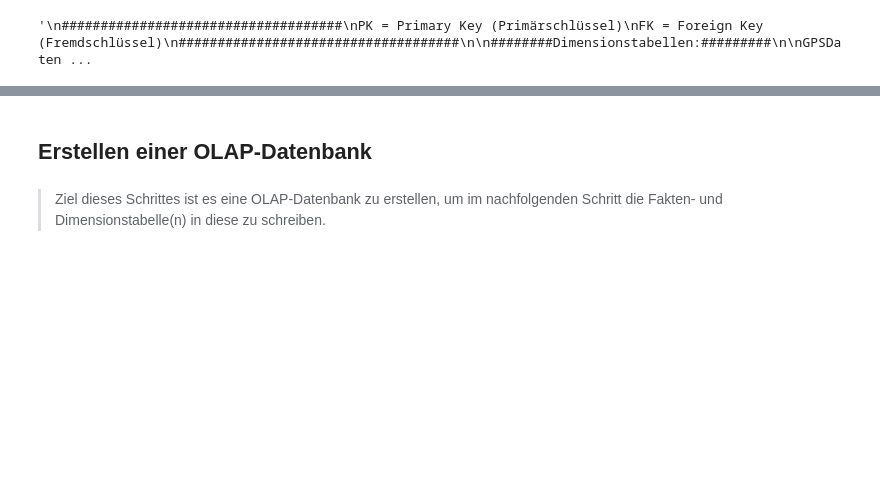
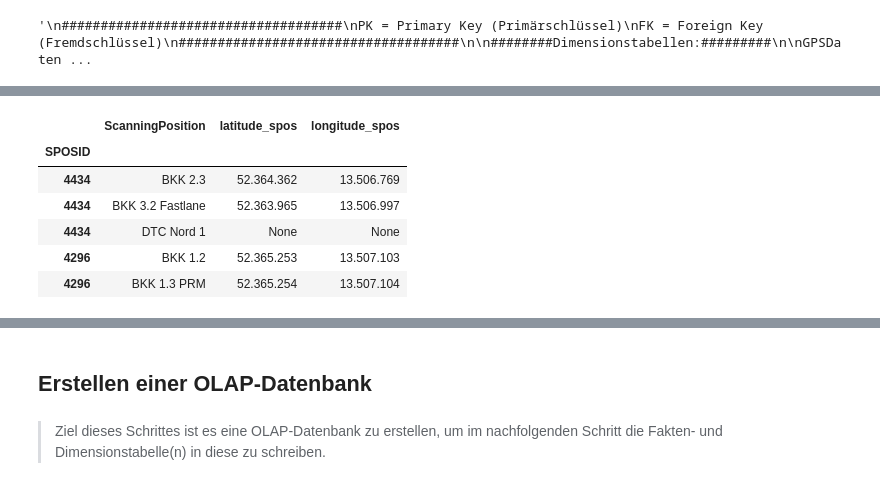
Before and after one commit to italyboy2012/bi-project, a Jupyter notebook: BKK-Analyse.ipynb, the cells around one changed output, grey strips where cells are left out. Cells and saved outputs as stored; diff of their text form; code cells hidden in the pictures; blank space fills up the shorter version.

```diff
--- a/BKK-Analyse.ipynb
+++ b/BKK-Analyse.ipynb
@@ -286 +306,14 @@ df_BIPDimension.head()
+# %%
+df_SPOSDimension = pd.read_sql('SELECT jd.id AS SPOSID, jd.ScanningPosition AS ScanningPosition, jd.`latitude_spos` AS `latitude_spos`, jd.`longitude_spos` AS `longitude_spos` FROM joined_data AS jd;', con=db_connection)
+df_SPOSDimension.drop_duplicates(inplace=True)
+df_SPOSDimension.set_index("SPOSID", inplace=True)
+df_SPOSDimension.head()
+# %% [output]
+|  | ScanningPosition | latitude_spos | longitude_spos |
+| SPOSID |  |  |  |
+| 4434 | BKK 2.3 | 52.364.362 | 13.506.769 |
+| 4434 | BKK 3.2 Fastlane | 52.363.965 | 13.506.997 |
+| 4434 | DTC Nord 1 | None | None |
+| 4296 | BKK 1.2 | 52.365.253 | 13.507.103 |
+| 4296 | BKK 1.3 PRM | 52.365.254 | 13.507.104 |
 # %%
```
Also changed, not shown: parts of 16 cells of this notebook, 4 other files.
